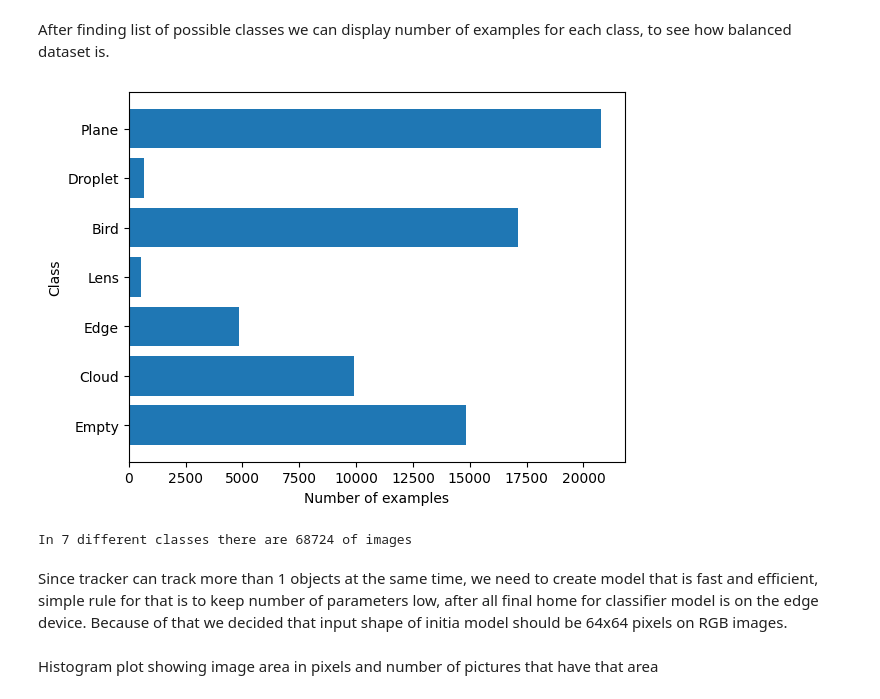
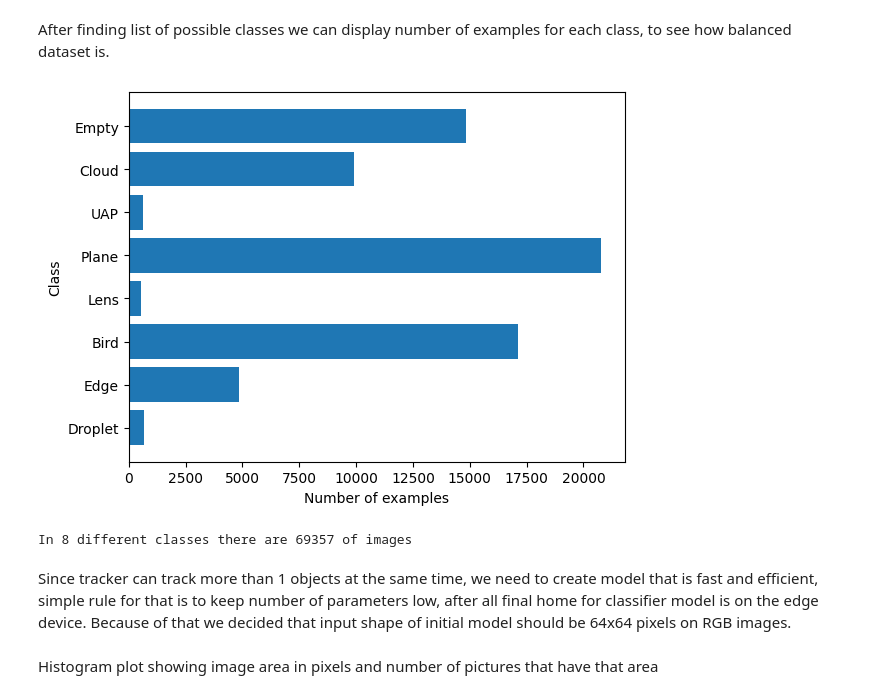
Before and after one commit to bobcamera/image-classification, a Jupyter notebook: notebooks/dataset_information.ipynb, the cells around one changed output. Cells and saved outputs as stored; diff of their text form; code cells hidden in the pictures.

Commit message:
dataset_information had one plot broken and switch to use median instead of average for image dimensions display

```diff
--- a/notebooks/dataset_information.ipynb
+++ b/notebooks/dataset_information.ipynb
@@ -23,32 +30,32 @@ After finding list of possible classes we can display number of examples for eac
 # %%
 class_info = []
 
 for c in classes:
     class_path = os.path.join(classes_dataset,c)
     examples = os.listdir(class_path)
     class_info.append((c,len(examples)))
 
 class_names, num_examples = zip(*class_info)
 
 fig, ax = plt.subplots()
 
-ax.barh(labels, values)
+ax.barh(class_names, num_examples)
 ax.set_xlabel('Number of examples')
 ax.set_ylabel('Class')
 
 plt.show()
 
 
 total_classes = len(class_names)
 total_images = sum(num_examples)
 
 message = f"In {total_classes} different classes there are {total_images} of images"
 print(message)
 # %% [output]
-[figure, old version]
+[figure, new version]
-In 7 different classes there are 68724 of images
+In 8 different classes there are 69357 of images
 # %% [markdown]
-Since tracker can track more than 1 objects at the same time, we need to create model that is fast and efficient, simple rule for that is to keep number of parameters low, after all final home for classifier model is on the edge device. Because of that we decided that input shape of initia model should be 64x64 pixels on RGB images.
+Since tracker can track more than 1 objects at the same time, we need to create model that is fast and efficient, simple rule for that is to keep number of parameters low, after all final home for classifier model is on the edge device. Because of that we decided that input shape of initial model should be 64x64 pixels on RGB images.
 # %%
 image_sizes = []
 image_dimensions = []
```
Also changed, not shown: parts of 6 cells of this notebook, 2 other files.
